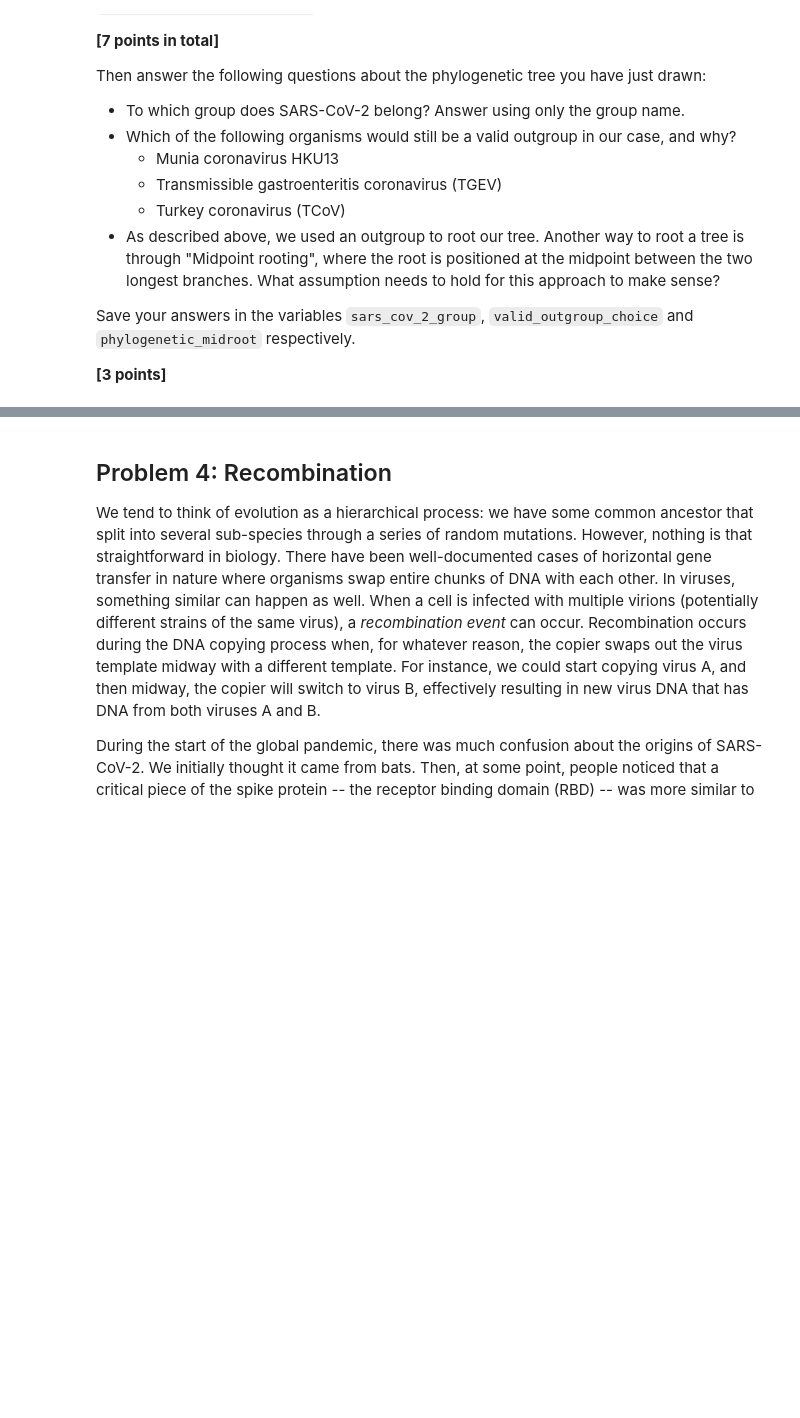
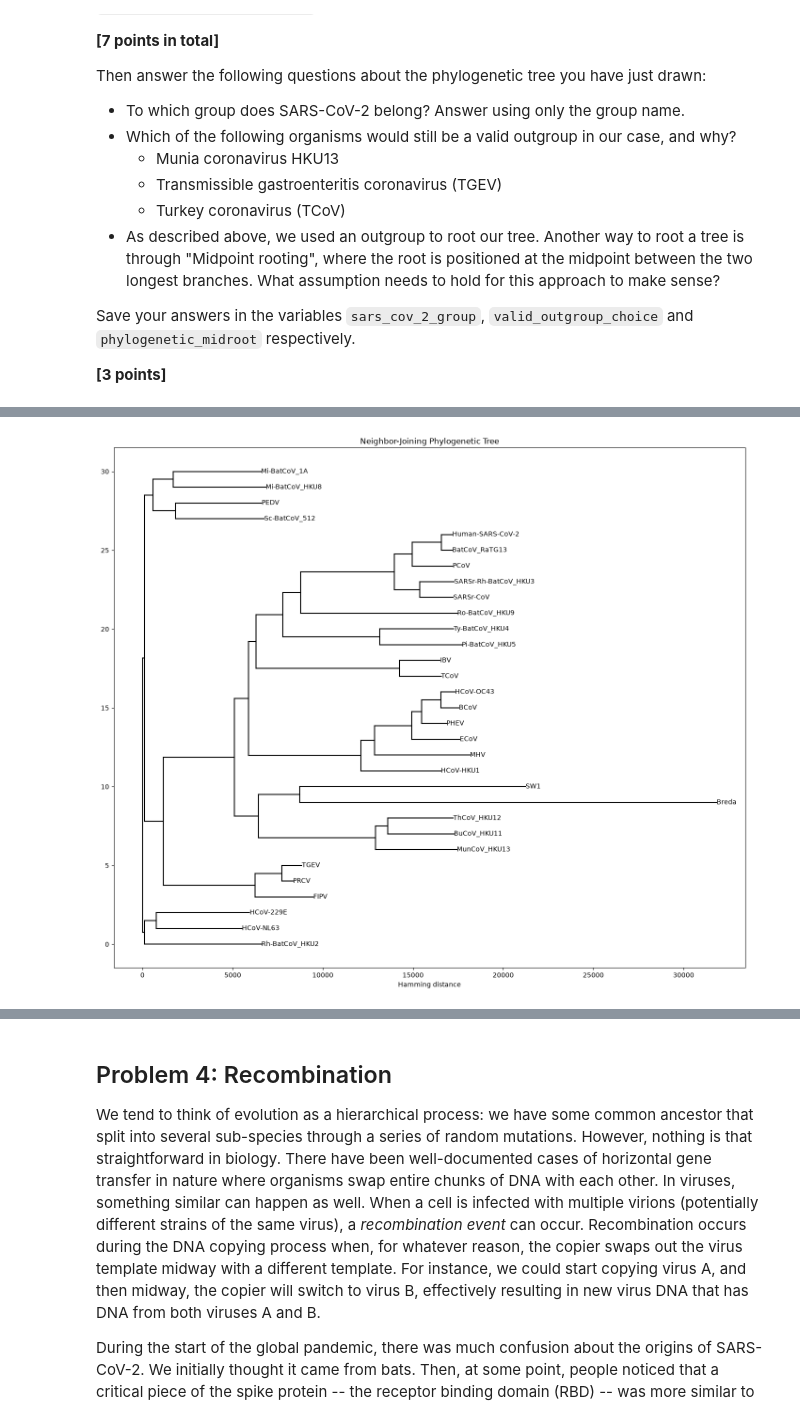
Before and after one commit to Shaelynnnn/assign_phylo, a Jupyter notebook: phylo_workbook.ipynb, the cells around one changed output, grey strips where cells are left out. Cells and saved outputs as stored; diff of their text form; code cells hidden in the pictures; blank space fills up the shorter version.

```diff
--- a/phylo_workbook.ipynb
+++ b/phylo_workbook.ipynb
@@ -164,3 +164,76 @@ Save your answers in the variables `sars_cov_2_group`, `valid_outgroup_choice` a
 # %%
 
 # plt.savefig('problem3.svg')
+# %%
+# 3a
+from Bio import SeqIO
+import numpy as np
+import matplotlib.pyplot as plt
+
+from helper_functions import neighbor_joining, plot_nj_tree
+
+# read the aligned FASTA file
+records = list(
+    SeqIO.parse(
+        "data/clustal_MSA_coronavirus.fasta",
+        "fasta"
+    )
+)
+print("Number of sequences:", len(records))
+
+# get the virus names, accession numbers and aligned sequences
+names = []
+accessions = []
+sequences = []
+
+for record in records:
+    name, accession = record.id.split("|", 1)
+    names.append(name)
+    accessions.append(accession)
+    sequences.append(str(record.seq))
+
+print("First name:", names[0])
+print("First accession:", accessions[0])
+print("Sequence length:", len(sequences[0]))
+
+# check the sequences are aligned
+sequence_lengths = [len(seq) for seq in sequences]
+assert len(set(sequence_lengths)) == 1
+print("Aligned sequence length:", sequence_lengths[0])
+
+# define hamming distance
+def hamming_distance(seq1, seq2):
+    assert len(seq1) == len(seq2)
+    distances = 0
+    for base1, base2 in zip(seq1, seq2):
+        if base1 != base2:
+            distances += 1
+
+    return distances
+
+# build the pairwise distance matrix
+n = len(sequences)
+distances = np.zeros((n, n), dtype=float)
+for i in range(n):
+    for j in range(i+1, n):
+        d = hamming_distance(
+            sequences[i],
+            sequences[j]
+        )
+        distances[i, j] = d
+        distances[j, i] = d
+
+print("Distance matrix shape:", distances.shape)
+print(distances)
+
+# Construct the N-J tree
+tree = neighbor_joining(distances, names)
+# Plot the tree
+fig, ax = plt.subplots(figsize=(14, 12))
+plot_nj_tree(tree, ax=ax)
+ax.set_title("Neighbor-Joining Phylogenetic Tree")
+ax.set_xlabel("Hamming distance")
+
+plt.tight_layout()
+plt.show()
+# %% [output]
@@ -166,0 +257 @@ Save your answers in the variables `sars_cov_2_group`, `valid_outgroup_choice` a
+[figure, added]
```
Also changed, not shown: parts of 8 cells of this notebook, 2 other files.
